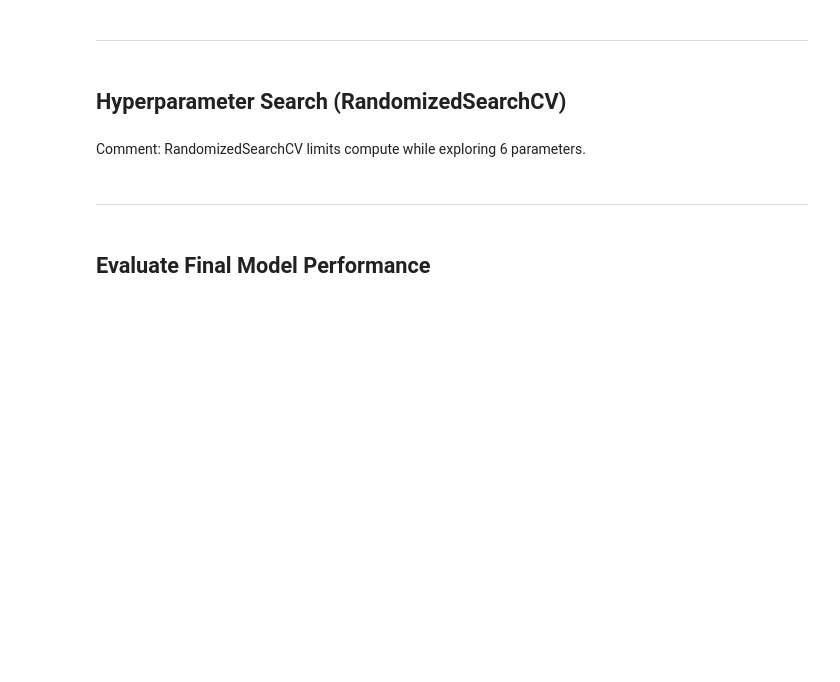
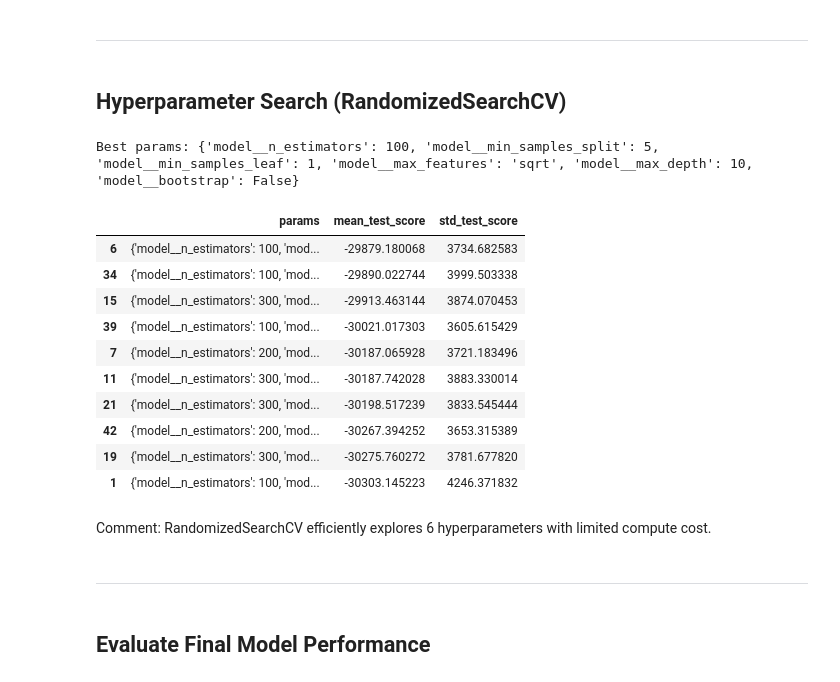
Before and after one commit to micmic210/heritage-housing-issues, a Jupyter notebook: jupyter_notebooks/ModelingAndEvaluation.ipynb, the cells around one changed output. Drawn from its saved outputs; the diff is of its cells as text; code cells hidden in the pictures; blank space fills up the shorter version.

```diff
--- a/jupyter_notebooks/ModelingAndEvaluation.ipynb
+++ b/jupyter_notebooks/ModelingAndEvaluation.ipynb
@@ -120,46 +131,66 @@ Comment: RandomForest shows lowest CV RMSE, so we select it for tuning.
 # %% [markdown]
 ## Hyperparameter Search (RandomizedSearchCV)
 # %%
-# Use FE pipeline if integrated, here we tune model only
+from sklearn.ensemble import RandomForestRegressor
+from sklearn.pipeline import Pipeline
+from sklearn.model_selection import RandomizedSearchCV
+
+# Base model
 best_model = RandomForestRegressor(random_state=42)
 
-# Define 6 hyperparameters with multiple options
+# Define hyperparameter distribution (removed 'auto' from max_features)
 dist = {
     "model__n_estimators": [100, 200, 300],
     "model__max_depth": [None, 10, 20],
     "model__min_samples_split": [2, 5, 10],
     "model__min_samples_leaf": [1, 2, 4],
-    "model__max_features": ["auto", "sqrt", "log2"],
+    "model__max_features": ["sqrt", "log2"],  # Removed 'auto' (invalid)
     "model__bootstrap": [True, False],
 }
 
-# Pipeline wrapping the model
+# Wrap the model in a pipeline
 temp_pipe = Pipeline([("model", best_model)])
 
-from sklearn.model_selection import RandomizedSearchCV
-
+# Perform randomized search with cross-validation
 rand_search = RandomizedSearchCV(
     estimator=temp_pipe,
     param_distributions=dist,
     n_iter=50,
     cv=3,
     scoring="neg_root_mean_squared_error",
     n_jobs=-1,
     random_state=42,
     return_train_score=True,
 )
+
+# Fit the randomized search
 rand_search.fit(X_train, y_train)
+
+# Output best parameters
 print("Best params:", rand_search.best_params_)
 
-# Show top 10 search results
+# Display top 10 configurations based on mean test score
 cv_results = pd.DataFrame(rand_search.cv_results_)
 display(
     cv_results[["params", "mean_test_score", "std_test_score"]]
     .sort_values("mean_test_score", ascending=False)
     .head(10)
 )
+# %% [output]
+Best params: {'model__n_estimators': 100, 'model__min_samples_split': 5, 'model__min_samples_leaf': 1, 'model__max_features': 'sqrt', 'model__max_depth': 10, 'model__bootstrap': False}
+|  | params | mean_test_score | std_test_score |
+| 6 | {'model__n_estimators': 100, 'mod... | -29879.180068 | 3734.682583 |
+| 34 | {'model__n_estimators': 100, 'mod... | -29890.022744 | 3999.503338 |
+| 15 | {'model__n_estimators': 300, 'mod... | -29913.463144 | 3874.070453 |
+| 39 | {'model__n_estimators': 100, 'mod... | -30021.017303 | 3605.615429 |
+| 7 | {'model__n_estimators': 200, 'mod... | -30187.065928 | 3721.183496 |
+| 11 | {'model__n_estimators': 300, 'mod... | -30187.742028 | 3883.330014 |
+| 21 | {'model__n_estimators': 300, 'mod... | -30198.517239 | 3833.545444 |
+| 42 | {'model__n_estimators': 200, 'mod... | -30267.394252 | 3653.315389 |
+| 19 | {'model__n_estimators': 300, 'mod... | -30275.760272 | 3781.677820 |
+| 1 | {'model__n_estimators': 100, 'mod... | -30303.145223 | 4246.371832 |
-# %% [markdown]
-Comment: RandomizedSearchCV limits compute while exploring 6 parameters.
+# %% [markdown]
+Comment: RandomizedSearchCV efficiently explores 6 hyperparameters with limited compute cost.
 # %% [markdown]
 ---
 # %% [markdown]
```
Also changed, not shown: parts of 13 cells of this notebook, 6 other files.
